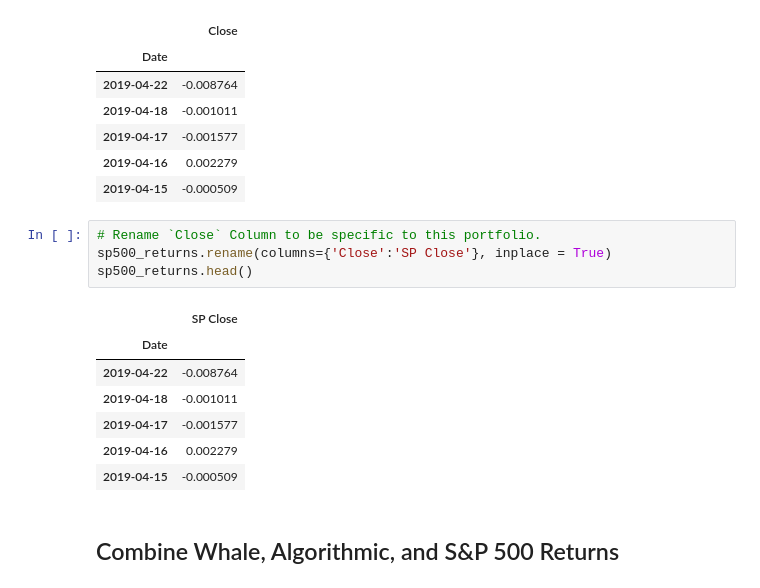
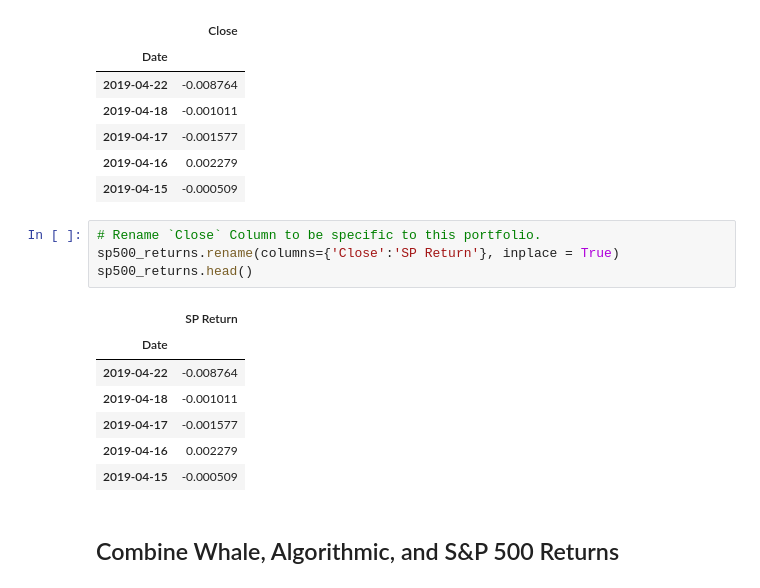
Before and after one commit to joeyh2/portfolio-analysis, a Jupyter notebook: whale_analysis.ipynb, the cells around one changed output. Saved outputs shown, nothing was run; the diff lists cells and outputs as text.

```diff
--- a/whale_analysis.ipynb
+++ b/whale_analysis.ipynb
@@ -173,10 +173,10 @@ sp500_returns.head()
 | 2019-04-15 | -0.000509 |
 # %%
 # Rename `Close` Column to be specific to this portfolio.
-sp500_returns.rename(columns={'Close':'SP Close'}, inplace = True)
+sp500_returns.rename(columns={'Close':'SP Return'}, inplace = True)
 sp500_returns.head()
 # %% [output]
-|  | SP Close |
+|  | SP Return |
 | Date |  |
 | 2019-04-22 | -0.008764 |
 | 2019-04-18 | -0.001011 |
```
Also changed, not shown: parts of 1 cell of this notebook.
